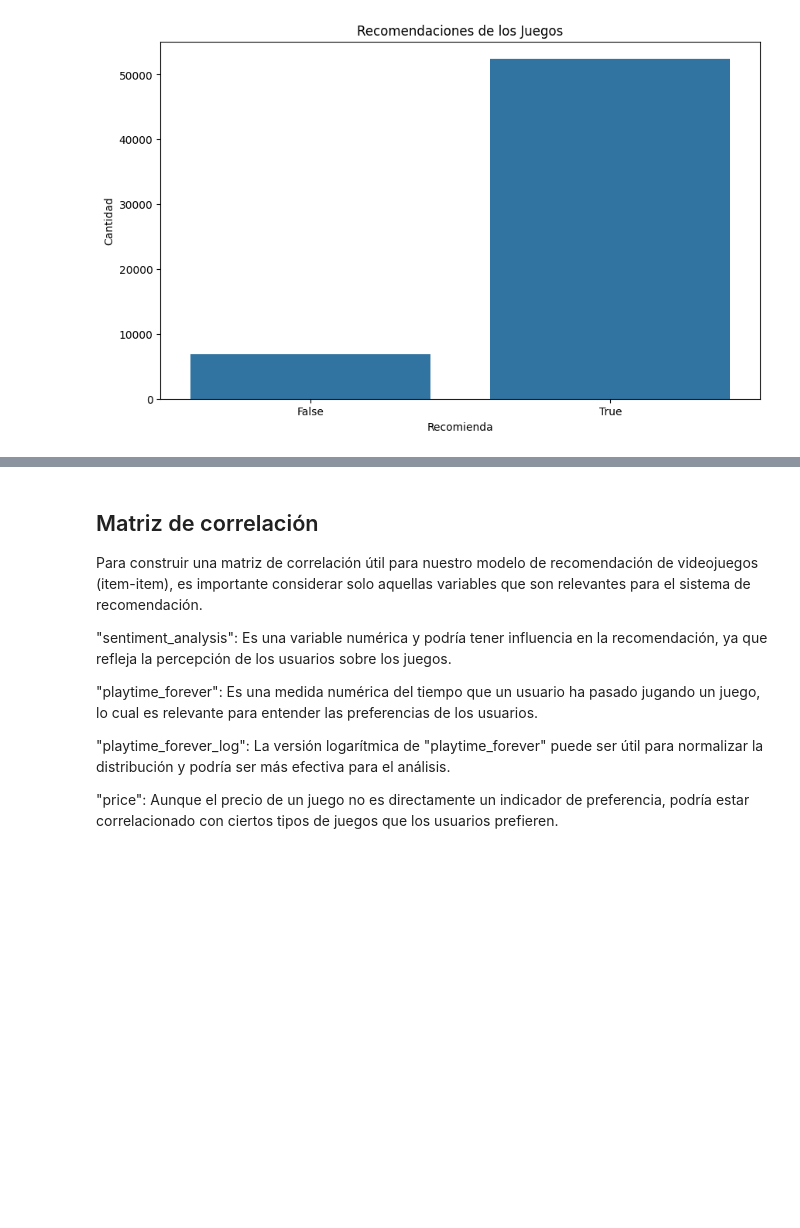
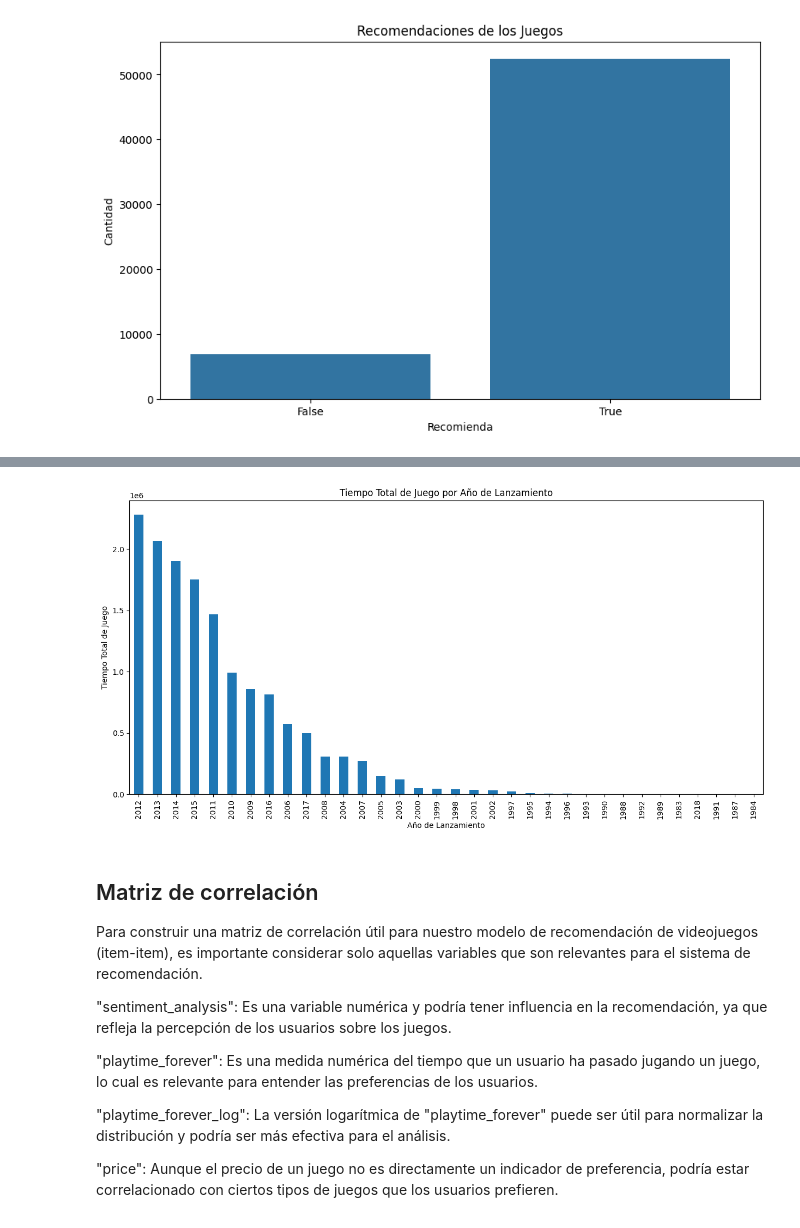
Before and after one commit to NICOLAS-ANTONIO/Recomendacion_Steam, a Jupyter notebook: EDA.ipynb, the cells around one changed output, grey strips where cells are left out. Drawn from its saved outputs; the diff is of its cells as text; code cells hidden in the pictures; blank space fills up the shorter version.

```diff
--- a/EDA.ipynb
+++ b/EDA.ipynb
@@ -518,2 +515,0 @@ Name: count, dtype: int64
-# %%
-df_sg['release_year'] = df_sg['release_year'].astype('int32')
@@ -519,0 +524,18 @@ df_sg['release_year'] = df_sg['release_year'].astype('int32')
+# %%
+# Combinar df_ui y df_sg usando 'item_id' de df_ui y 'id' de df_sg
+combined_df = pd.merge(df_ui[['item_id', 'playtime_forever_log']],
+                       df_sg[['id', 'release_year']],
+                       left_on='item_id',
+                       right_on='id')
+
+# Eliminar la columna 'id' ya que es redundante después del merge
+combined_df.drop('id', axis=1, inplace=True)
+
+# Agrupar por 'release_year' y sumar 'playtime_forever'
+playtime_by_year = combined_df.groupby('release_year')['playtime_forever_log'].sum()
+
+# Ordenar los resultados
+sorted_playtime_by_year = playtime_by_year.sort_values(ascending=False)
+
+# Imprimir los resultados
+print(sorted_playtime_by_year)
@@ -520,3 +560,18 @@ df_sg['release_year'] = df_sg['release_year'].astype('int32')
+# %%
+import matplotlib.pyplot as plt
+
+# Crear un gráfico de barras
+sorted_playtime_by_year.plot(kind='bar', figsize=(15, 7))
+
+# Añadir títulos y etiquetas
+plt.title('Tiempo Total de Juego por Año de Lanzamiento')
+plt.xlabel('Año de Lanzamiento')
+plt.ylabel('Tiempo Total de Juego')
+
+# Mostrar el gráfico
+plt.show()
+# %% [output]
+[figure, added]
 # %% [markdown]
 ## Matriz de correlación
 
```
Also changed, not shown: parts of 8 cells of this notebook, 2 other files.
